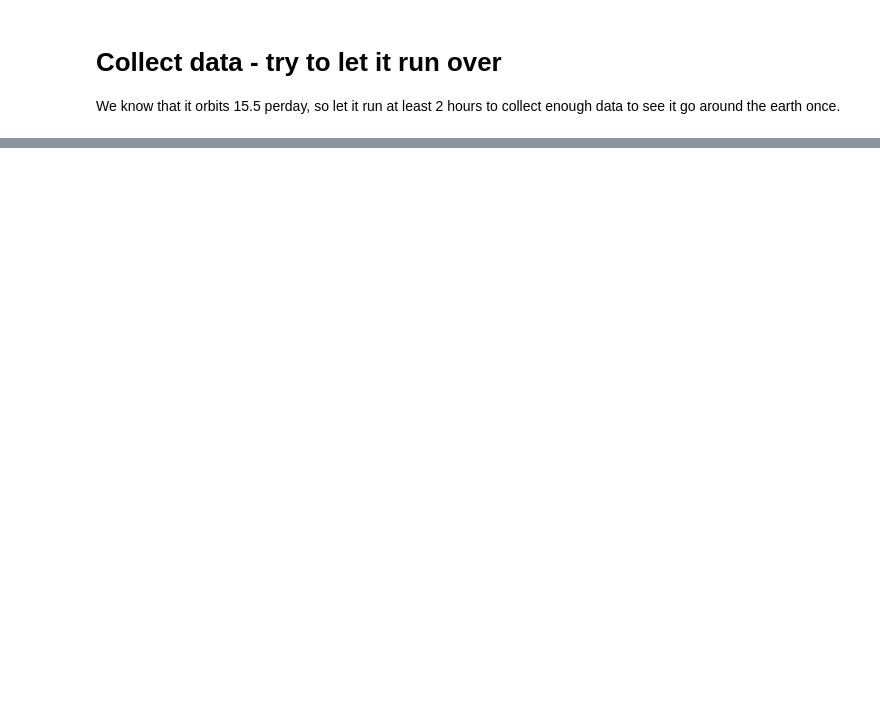
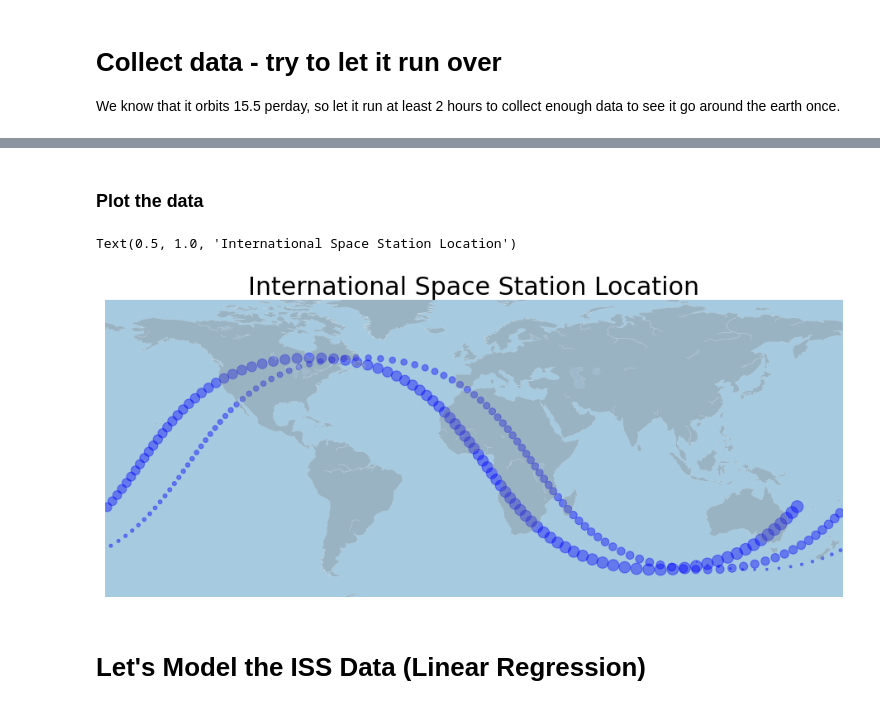
Before and after one commit to louiskimlevu/iss-prediction-webapp, a Jupyter notebook: ISS notebook.ipynb, the cells around one changed output, grey strips where cells are left out. Cells and saved outputs as stored; diff of their text form; code cells hidden in the pictures; blank space fills up the shorter version.

```diff
--- a/ISS notebook.ipynb
+++ b/ISS notebook.ipynb
@@ -196,0 +181,4 @@ ConnectionError: HTTPConnectionPool(host='api.open-notify.org', port=80): Max re
+# %%
+# load historical data
+iss_flight_record = pd.read_csv('ISS_location_20200501164944.csv')
+iss_flight_record
@@ -196,0 +201,12 @@ ConnectionError: HTTPConnectionPool(host='api.open-notify.org', port=80): Max re
+# %%
+# translate timestamp into readable
+from datetime import datetime
+date_time = [datetime.fromtimestamp(dt) for dt in iss_flight_record['timestamp']]
+
+# add the date_time to a new column in our data frame iss_flight_record
+iss_flight_record['date'] = date_time
+
+# add an plot size from oldest to newest
+iss_flight_record['index'] = range(1,len(iss_flight_record)+1)
+
+iss_flight_record.head()
@@ -196,0 +220,27 @@ ConnectionError: HTTPConnectionPool(host='api.open-notify.org', port=80): Max re
+# %% [markdown]
+### Plot the data
+# %%
+# you will need to pip install Basemap - https://matplotlib.org/basemap/users/installing.html
+from mpl_toolkits.basemap import Basemap
+
+# Set the dimension of the figure
+plt.figure(figsize=(16, 8))
+
+# Make the background map
+m=Basemap(llcrnrlon=-180, llcrnrlat=-65,urcrnrlon=180,urcrnrlat=80)
+m.drawmapboundary(fill_color='#A6CAE0', linewidth=0)
+m.fillcontinents(color='grey', alpha=0.3)
+m.drawcoastlines(linewidth=0.1, color="white")
+
+
+m.scatter(iss_flight_record['longitude'],
+          iss_flight_record['latitude'],
+          s=iss_flight_record['index'] , alpha=0.4,color='blue')
+
+
+plt.title('International Space Station Location' , fontsize=30)
+# %% [output]
+Text(0.5, 1.0, 'International Space Station Location')
+[figure, added]
+# %% [markdown]
+# Let's Model the ISS Data (Linear Regression)
```
Also changed, not shown: parts of 34 cells of this notebook, 6 other files.
